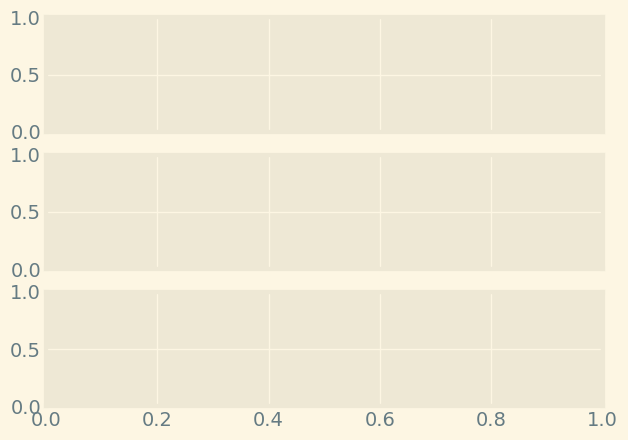
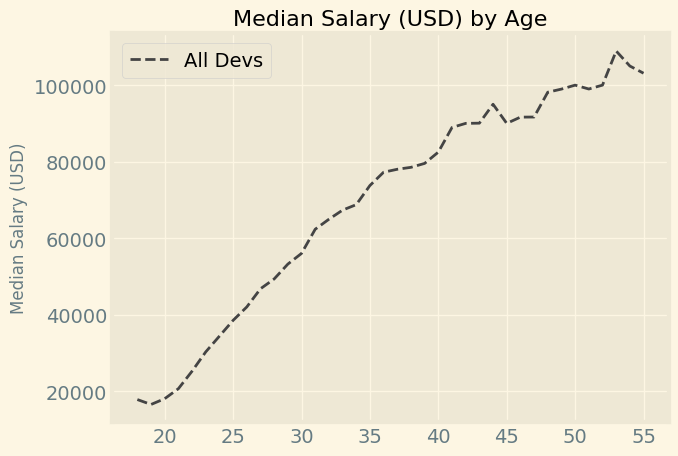
The notebook cell's code change between the first figure and the second:
--- before
+++ after
@@ -1,5 +1,7 @@
 plt.style.use('Solarize_Light2')
 
-fig1 , ax1,ax2 , ax3 = plt.subplots( nrows=3 , ncols = 1 , sharex = True  )
+fig1, ax1 = plt.subplots()
+fig2, ax2 = plt.subplots()
+fig3, ax3 = plt.subplots()
 
 ax1.plot(ages, dev_salaries, color='#444444',
@@ -27,3 +29,3 @@
 fig1.savefig('Data set/plot_data/plots_images/fig1.png')
 fig2.savefig('Data set/plot_data/plots_images/fig2.png')
-fig2.savefig('Data set/plot_data/plots_images/fig3.png')
+fig2.savefig('Data set/plot_data/plots_images/fig.png')

Commit: seaborn